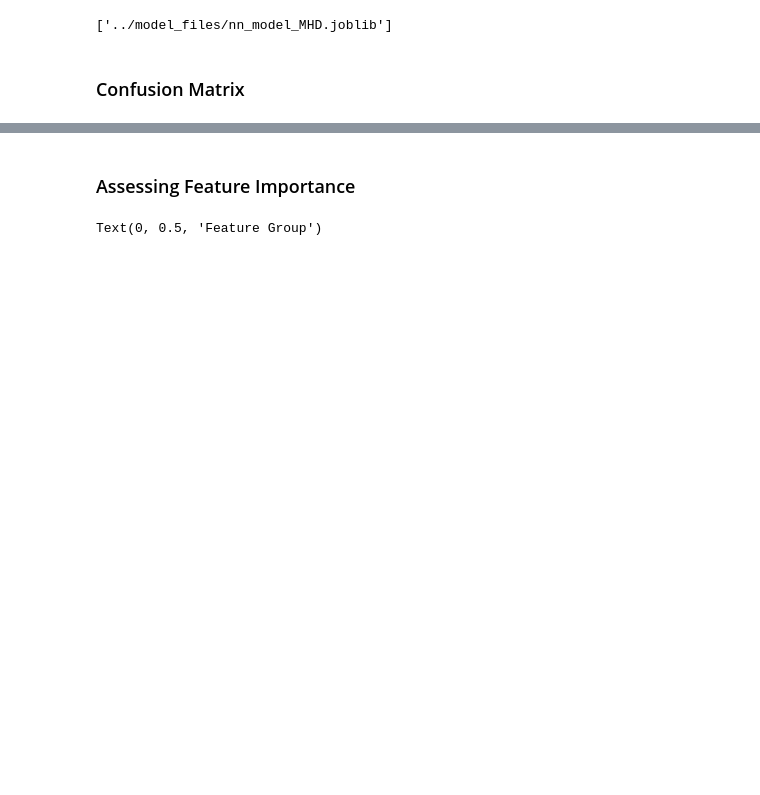
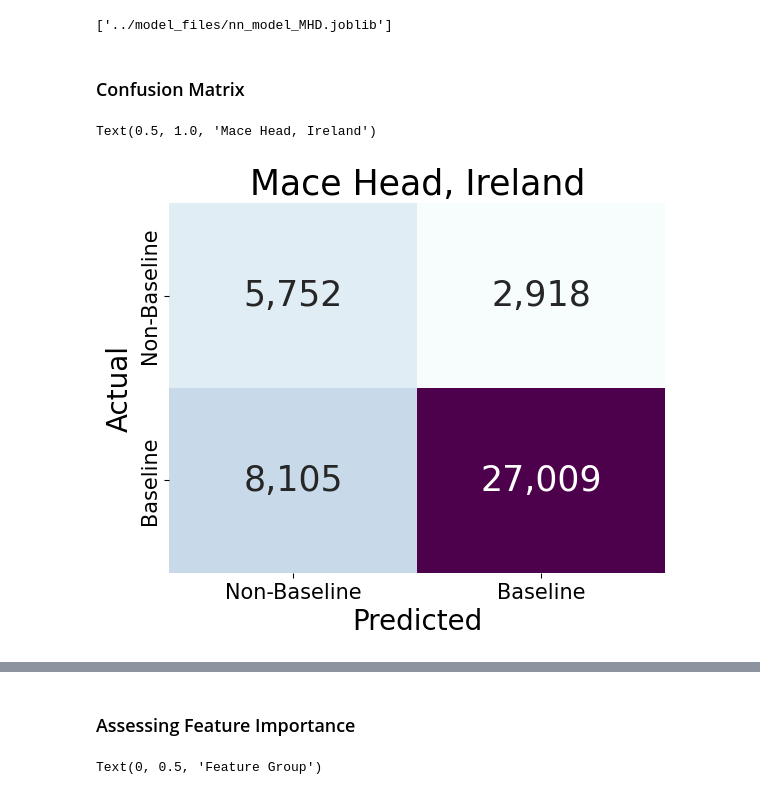
Before and after one commit to kgerrand/baselines, a Jupyter notebook: models/MHD/MHD_NN.ipynb, the cells around one changed output, grey strips where cells are left out. Saved outputs shown, nothing was run; the diff lists cells and outputs as text; code cells hidden in the pictures; blank space fills up the shorter version.

```diff
--- a/models/MHD/MHD_NN.ipynb
+++ b/models/MHD/MHD_NN.ipynb
@@ -156,6 +156,26 @@ dump(nn_model, f'../model_files/nn_model_{site}.joblib')
 ['../model_files/nn_model_MHD.joblib']
 # %% [markdown]
 ### Confusion Matrix
+# %%
+# creating a confusion matrix - large size
+conf_matrix = pd.crosstab(y_test, y_pred_test, rownames=['Actual'], colnames=['Predicted'])
+# renaming the columns
+conf_matrix.columns = ['Non-Baseline', 'Baseline']
+conf_matrix.index = ['Non-Baseline', 'Baseline']
+sns.heatmap(conf_matrix, annot=True, fmt='d', cmap='BuPu', cbar=False)
+# increasing the font size of the labels
+plt.xticks(fontsize=15)
+plt.yticks(fontsize=15)
+plt.xlabel('Predicted', fontsize=20)
+plt.ylabel('Actual', fontsize=20)
+# increasing size of annotation
+for t in plt.gca().texts:
+    t.set_text(f"{int(t.get_text()):,}")
+    t.set_fontsize(25)
+plt.title(f'{site_name}', fontsize=25)
+# %% [output]
+Text(0.5, 1.0, 'Mace Head, Ireland')
+[figure, added]
 # %%
 # creating a confusion matrix
 conf_matrix = pd.crosstab(y_test, y_pred_test, rownames=['Actual'], colnames=['Predicted'])
```
Also changed, not shown: parts of 6 cells of this notebook, 16 other files.
